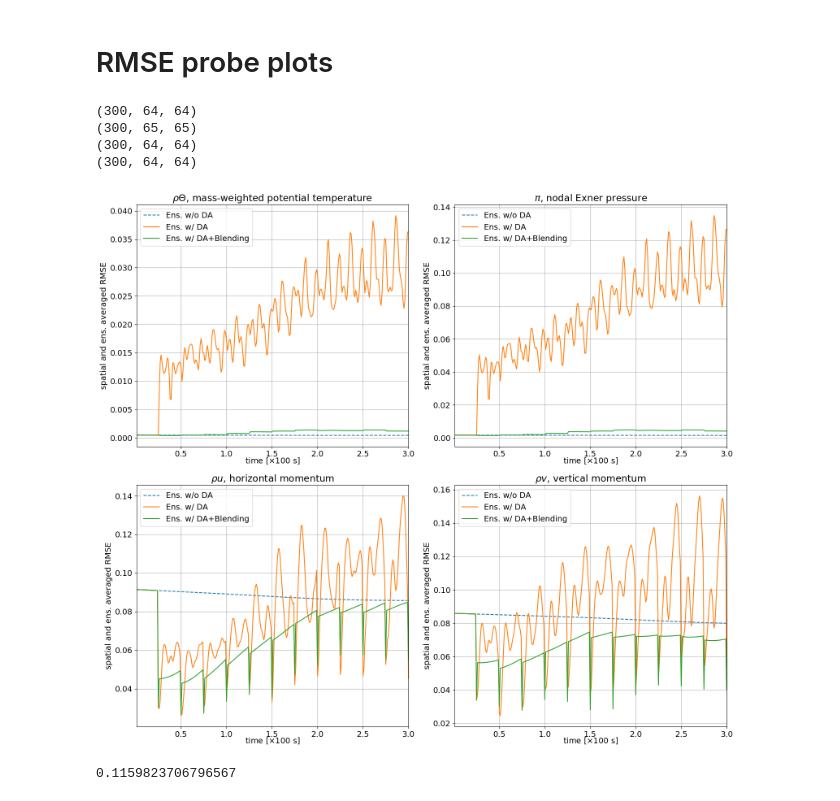
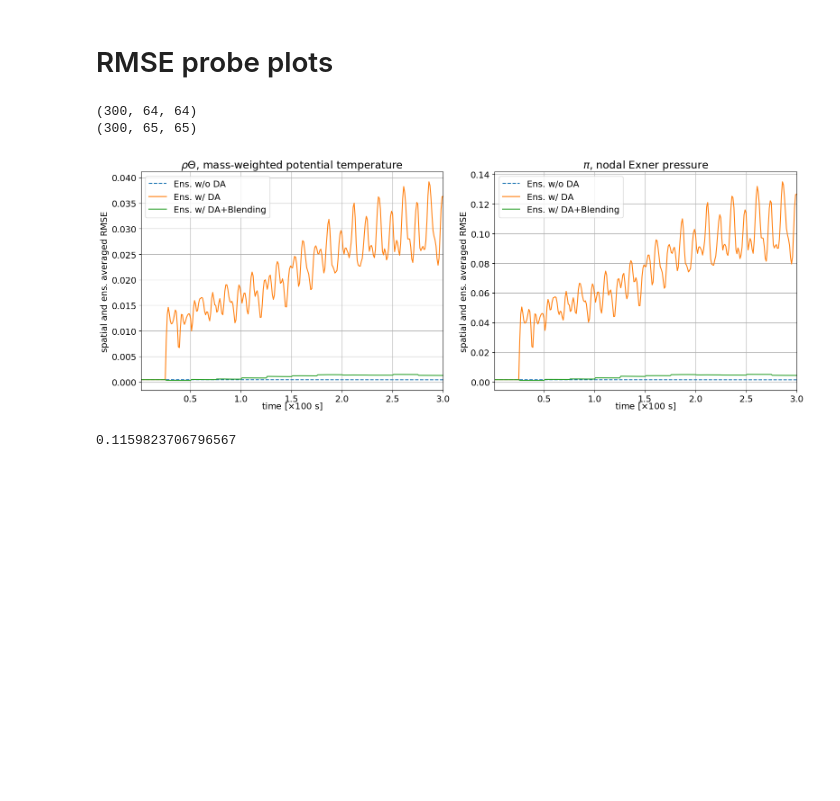
Before and after one commit to ray-chew/pyBELLA, a Jupyter notebook: visualiser_debugger/first_pub.ipynb, the cells around one changed output. Cells and saved outputs as stored; diff of their text form; code cells hidden in the pictures; blank space fills up the shorter version.

```diff
--- a/visualiser_debugger/first_pub.ipynb
+++ b/visualiser_debugger/first_pub.ipynb
@@ -526,13 +526,13 @@ sfx_ref = 'debug_neg_noda_ib-0'
 # attribute = 'rhow'
 attributes = ['rho','rhou']
 attributes = ['p2_nodes']
-# attributes = ['rhoY']
+attributes = ['rhoY']
 attribute = attributes[0]
 
 times = [0.0]
 tag = 'ic'
 
-times = [1.0]
+times = [0.30]
 tag = tags[9]
 
 class oo(object): pass
@@ -608,7 +608,8 @@ for bb,ens in enumerate(enses):
         else:
             arr_ref = arr_ref.T
             arr = arr.T
-            arr *= 10000.0 ###### p_ref = 10,000m
+            arr = arr[:10,:]
+#             arr *= 10000.0 ###### p_ref = 10,000m
 
         if diff == True:
             arr -= arr_ref
@@ -647,7 +648,7 @@ y_loc = np.linspace(0,nnz,3)
 pl.set_axes(x_locs=x_loc, y_locs=y_loc, x_axs=x_axs, y_axs=y_axs, axhline = 32, axvline = 32)
 
 #         st = "Quantity is %s at time %.2f.\n%s" %(attr_labels[attribute], times[0], sfx)
-_ = pl.plot(aspect='equal',method='contour')
+_ = pl.plot(aspect='equal',method='imshow')
 lbl = 'swe' if swe else 'euler'
 # pl.save_fig('%s_enses_means' %lbl)
 # pl.save_fig('')
@@ -703,7 +704,7 @@ if swe:
 else:
     attr_labels = pt.labels()
     attributes = ['rhoY','p2_nodes','rhou','rhov']
-#     attributes = ['rhoY','p2_nodes']
+    attributes = ['rhoY','p2_nodes']
 
 if len(attributes) == 2:
     fs = (16,6)
@@ -711,13 +712,14 @@ if len(attributes) == 2:
 else:
     fs = (16,14)
     nrows = 2
-pl = pt.plotter_1d(figsize=(16,14),fontsize=14,ncols=2,nrows=2)
+pl = pt.plotter_1d(figsize=fs,fontsize=14,ncols=2,nrows=nrows)
 # attr_shorts = pt.short_labels()
 
 rmse_type = 'probe'
 rmse_type = 'spatial'
 # rmse_type = 'mean'
 
+typ = 'neg'
 ens_34 = False
 
 def get_ens(sfx,diff):
@@ -733,7 +735,8 @@ for i,attribute in enumerate(attributes):
     gt = 'n' if attribute == 'p2_nodes' else 'c'
 
     ens_noda_suffix = 'pp_tra_ip_nonorm_ib-0'
-    ens_noda_suffix = 'debug_neg_noda_ib-0'
+    ens_noda_suffix = 'debug_%s_noda_ib-0' %typ
+#     ens_noda_suffix = 'debug_pos_noda_ib-0'
 #     ens_noda_label = 'EnNoDA'
     ens_noda_label = 'Ens. w/o DA'
     ens_noda = get_ens(ens_noda_suffix, diff)
@@ -742,7 +745,7 @@ for i,attribute in enumerate(attributes):
 #     obs_attrs = 'all'
     tags = 's10p'
     ens_1_suffix = 'wdawloc_%s_debug_letkf_%s_ib-0' %(obs_attrs,tags)
-    ens_1_suffix = 'wdawloc_%s_debug_neg_%s_ib-0' %(obs_attrs,tags)
+    ens_1_suffix = 'wdawloc_%s_debug_%s_%s_ib-0' %(obs_attrs,typ, tags)
 #     ens_1_suffix = 'wdawloc_pp_all_tra_0.25_nonorm'
     ens_1_label = r'EnDA'
     ens_1_label = r'Ens. w/ DA'
@@ -761,20 +764,20 @@ for i,attribute in enumerate(attributes):
 #         ens_2_label += r', $\{ \rho u, \rho v \}$'
         ens_3_label = (ens_1_label)
         ens_4_label = (ens_2_label)
-        ens_1_label += ' new'
-        ens_2_label += ' new'
+        ens_1_label += ' neg'
+        ens_2_label += ' neg'
 
-        obs_attrs = 'rhou_rhow'
-        obs_attrs = 'all'
+        obs_attrs = 'rhou_rhov'
+#         obs_attrs = 'all'
         tags = 's10p'
         ens_3_suffix = 'wdawloc_%s_pp_tra_ip_nonorm_ib-0' %obs_attrs
-        ens_3_suffix = 'wdawloc_%s_debug_letkf1_%s_ib-0' %(obs_attrs,tags)
+        ens_3_suffix = 'wdawloc_%s_debug_pos_%s_ib-0' %(obs_attrs,tags)
 #         ens_3_label = r'EnDA, $\{ \rho, \rho u, \rho v, \rho \Theta, \pi \}$'
         ens_4_suffix = tc.cb_suffix(1,0, '%s' %(ens_3_suffix))
 #         ens_4_label = r'EnDAB, $\{ \rho, \rho u, \rho v, \rho \Theta, \pi \}$'
 
-        ens_3_label += ' old'
-        ens_4_label += ' old'
+        ens_3_label += ' pos'
+        ens_4_label += ' pos'
 
         ens_3 = get_ens(ens_3_suffix, diff)
         ens_4 = get_ens(ens_4_suffix, diff)
@@ -786,8 +789,9 @@ for i,attribute in enumerate(attributes):
 #         ens_2 *= 0.2
     print(ens_2.shape)
 
-    obs = tc.get_ensemble(times, 1, attribute, 'neg_comp_1.0_pp_tra_truth_ip', label_type='TIME',avg=True, diff=diff)
-    truth = tc.get_ensemble(times, 1, attribute, 'neg_comp_1.0_pp_tra_truth_ip_ib-0', label_type='TIME',avg=True, diff=diff)
+    obs = tc.get_ensemble(times, 1, attribute, 'comp_1.0_pp_tra_truth_ip', label_type='TIME',avg=True, diff=diff)
+    truth = tc.get_ensemble(times, 1, attribute, 'comp_1.0_pp_tra_truth_ip_ib-0', label_type='TIME',avg=True, diff=diff)
+    truth_pos = tc.get_ensemble(times, 1, attribute, 'comp_1.0_pp_tra_truth_ip_ib-0', label_type='TIME',avg=True, diff=diff)
     if swe:
         truth = truth[:,:,0,:]
         if attribute is 'rho': truth *= 10.0
@@ -811,8 +815,8 @@ for i,attribute in enumerate(attributes):
         diff_ens_1 = tc.spatially_averaged_rmse(ens_1,truth,avg=avg,grid_type=gt)
         diff_ens_2 = tc.spatially_averaged_rmse(ens_2,truth,avg=avg,grid_type=gt)
         if ens_34:
-            diff_ens_3 = tc.spatially_averaged_rmse(ens_3,truth,avg=avg,grid_type=gt)
-            diff_ens_4 = tc.spatially_averaged_rmse(ens_4,truth,avg=avg,grid_type=gt)
+            diff_ens_3 = tc.spatially_averaged_rmse(ens_3,truth_pos,avg=avg,grid_type=gt)
+            diff_ens_4 = tc.spatially_averaged_rmse(ens_4,truth_pos,avg=avg,grid_type=gt)
         ax.set_ylabel('spatial and ens. averaged RMSE')
         if swe:
             ax.set_xlabel(r'time [$\times 1000$ s]', ha='center', va='center', labelpad=5)
@@ -836,42 +840,44 @@ for i,attribute in enumerate(attributes):
 #     if attribute is not 'p2_nodes':
 
 #     if attribute is not 'p2_nodes':
+#     if attribute == 'rhoY':
+#         rhoY_error_neg = np.copy(diff_ens_1)
+#         rhoY_error_pos = np.copy(diff_ens_3)
+
     ax.plot(times,diff_ens_1, label=ens_1_label)
     ax.plot(times,diff_ens_2, label=ens_2_label)
     if ens_34:
         ax.plot(times,diff_ens_3, 'C1--', label=ens_3_label)
         ax.plot(times,diff_ens_4, 'C2--', label=ens_4_label)
 #             ax.plot(times,diff_ens_4, 'C2--',label=ens_4_label)
 #     ax.plot(times,others)
 #     if rmse_type == 'mean':
 #         ax.plot(times,ref_mean, label='ref_mean')
 #         ax.plot(times,obs_mean, label='obs_mean')
 #     ax.axvline(0.06, c='k')
 
     ax.set_title("%s" %attr_labels[attribute])
     ax.set_xlim([times[0],times[-1]])
 #     ax.set_xlabel(r'time [$\times$100 s]')
     ax.grid()
     ax.legend()
 #     if swe:
 #         pl.fig.text(0.5, -0.01/2, r'time [$\times 1000$ s]', ha='center', va='center')
 #     else:
 #         pl.fig.text(0.5, -0.01/2, r'time [$\times 100$ s]', ha='center', va='center')
 #     pl.fig.text(-0.01/2, 0.5, 'Spatially and ensemble averaged RMSE', ha='center', va='center', rotation='vertical')
     plt.tight_layout(rect=[-0.0, -0.0, 1.0, 1.0])
 
     prt.prtt('plt')
 
 plt.tight_layout()
 lbl = 'swe' if swe else 'euler'
-# plt.savefig('%s_rmse_obs_sparsity.pdf' %lbl, bbox_inches="tight")
+# plt.savefig('%s_rmse_%s_comparisons_pos_neg.pdf' %(lbl,typ), bbox_inches="tight")
 plt.show()
 # %% [output]
 (300, 64, 64)
 (300, 65, 65)
-(300, 64, 64)
-(300, 64, 64)
-[figure, old version]
+[figure, new version]
 # %%
 # 0.04*ud.Msq
 0.06*ud.Msq
```
Also changed, not shown: parts of 14 cells of this notebook.
